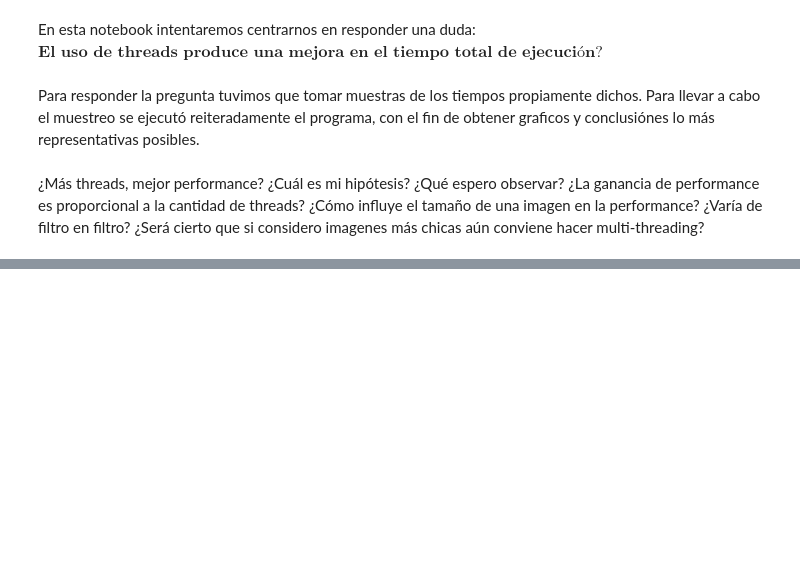
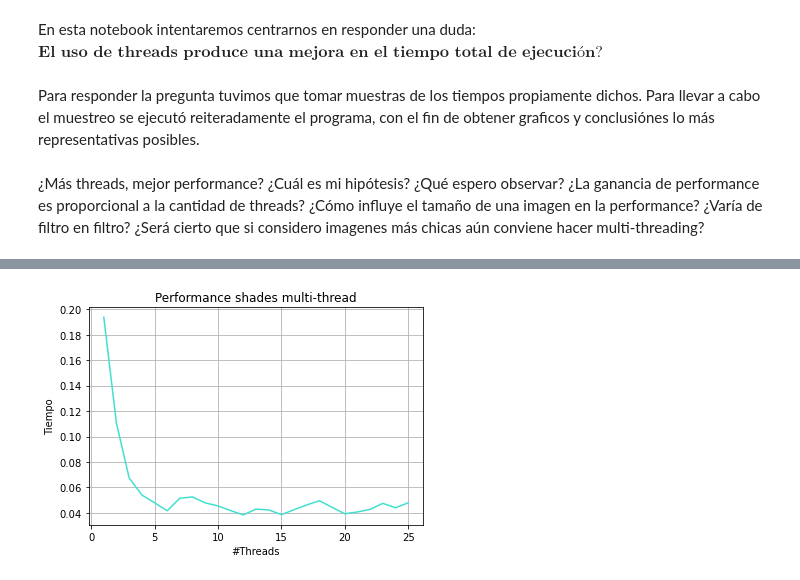
Before and after one commit to ManuelCorales/Tp-Imagenes, a Jupyter notebook: entregable/archivosDocumentacion/Fucci_Corales - Experimentación TP Imagenes.ipynb, the cells around one changed output, grey strips where cells are left out. Drawn from its saved outputs; the diff is of its cells as text; code cells hidden in the pictures; blank space fills up the shorter version.

```diff
--- a/entregable/archivosDocumentacion/Fucci_Corales - Experimentación TP Imagenes.ipynb
+++ b/entregable/archivosDocumentacion/Fucci_Corales - Experimentación TP Imagenes.ipynb
@@ -49,0 +71,3 @@ dataframe
+# %%
+dataframe = pd.read_csv('test_imgMediana.csv', names=['Tiempo','Threads', 'Filtro', 'Tamaño (pixeles)'])
+dataframe
@@ -49,0 +92,6 @@ dataframe
+# %%
+ths = dataframe['Threads']
+time = dataframe['Tiempo']
+plot(ths,time, 0)
+# %% [output]
+[figure, added]
```
Also changed, not shown: parts of 6 cells of this notebook, 21 other files.
